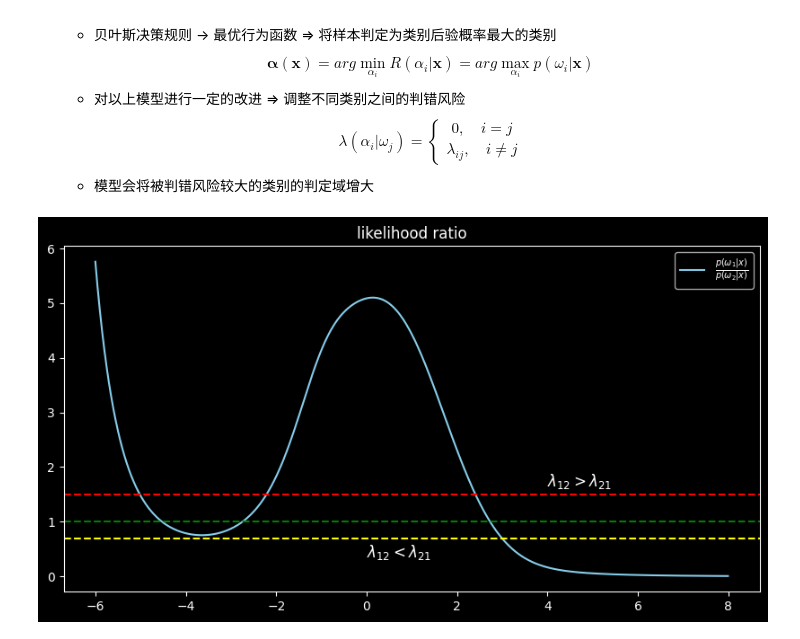
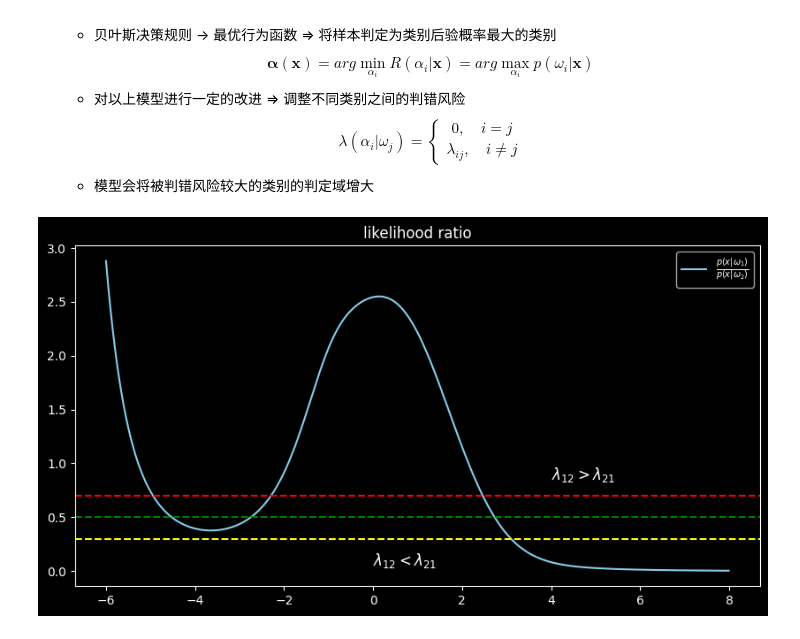
Before and after one commit to Eluctra/pattern-recognition, a Jupyter notebook: 理论/贝叶斯决策论.ipynb, the cells around one changed output. Drawn from its saved outputs; the diff is of its cells as text; code cells hidden in the pictures.

```diff
--- a/理论/贝叶斯决策论.ipynb
+++ b/理论/贝叶斯决策论.ipynb
@@ -182,23 +182,23 @@ $$
     $$
     * 模型会将被判错风险较大的类别的判定域增大
 # %%
-likelihood_ratio = p_omega1_x / p_omega2_x
+likelihood_ratio = p_x_omega1 / p_x_omega2
 # 似然比
 plt.style.use('dark_background')
 fig, ax = plt.subplots(nrows=1, ncols=1, figsize=(10, 5))
 
 ax.set_title("likelihood ratio")
-ax.plot(x, likelihood_ratio, color='skyblue', label=r'$\frac{p(\omega_{1} | x)}{p(\omega_{2} | x)}$')
+ax.plot(x, likelihood_ratio, color='skyblue', label=r'$\frac{p(x | \omega_{1})}{p(x | \omega_{2})}$')
 
-ax.axhline(1.0, color='green',  linestyle='--')  # 1 => 2的风险等于2 => 1的风险
-ax.axhline(1.5, color='red',    linestyle='--')  # 1 => 2的风险小于2 => 1的风险
-ax.axhline(0.7, color='yellow', linestyle='--')  # 1 => 2的风险大于2 => 1的风险
+ax.axhline(0.5, color='green',  linestyle='--')  # 1 => 2的风险等于2 => 1的风险
+ax.axhline(0.7, color='red',    linestyle='--')  # 1 => 2的风险小于2 => 1的风险
+ax.axhline(0.3, color='yellow', linestyle='--')  # 1 => 2的风险大于2 => 1的风险
 
-ax.text(x=4, y=1.65, s=r'$\lambda_{12} > \lambda_{21}$', fontdict=dict(fontsize=12))
-ax.text(x=0, y=0.35, s=r'$\lambda_{12} < \lambda_{21}$', fontdict=dict(fontsize=12))
+ax.text(x=4, y=0.85, s=r'$\lambda_{12} > \lambda_{21}$', fontdict=dict(fontsize=12))
+ax.text(x=0, y=0.05, s=r'$\lambda_{12} < \lambda_{21}$', fontdict=dict(fontsize=12))
 
 ax.legend()
 
 plt.show()
 # %% [output]
-[figure, old version]
+[figure, new version]
```
Also changed, not shown: parts of 1 cell of this notebook.
